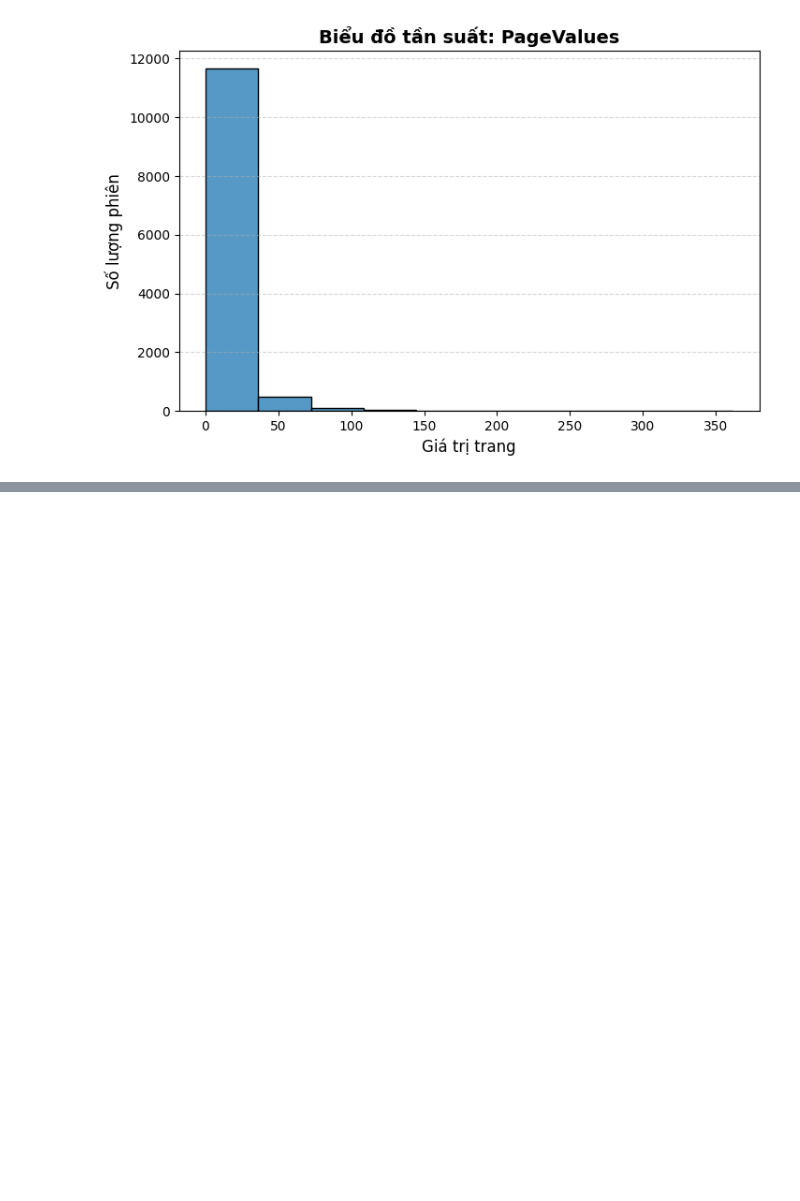
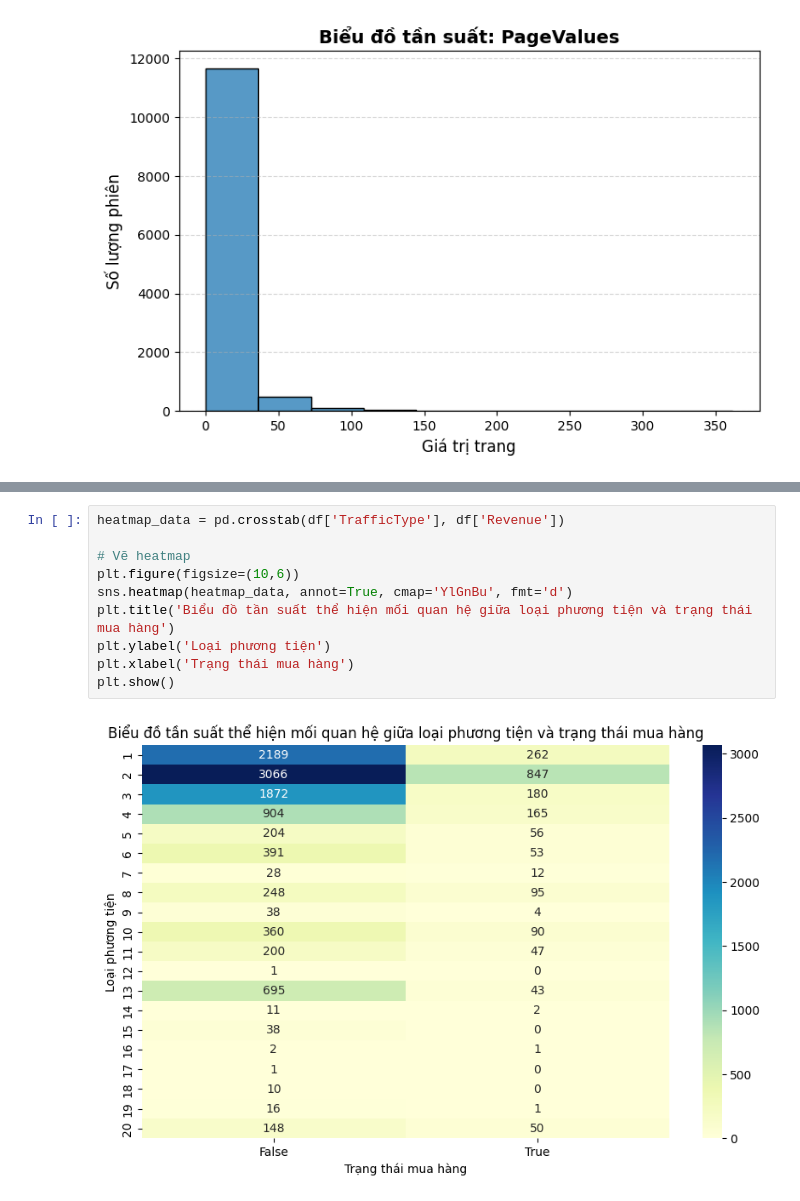
Before and after one commit to TranHoangVu25/Descriptive-analysis-and-prediction-of-customers-online-shopping-intentions, a Jupyter notebook: description analysis.ipynb, the cells around one changed output, grey strips where cells are left out. Saved outputs shown, nothing was run; the diff lists cells and outputs as text; blank space fills up the shorter version.

```diff
--- a/description analysis.ipynb
+++ b/description analysis.ipynb
@@ -246,0 +282,12 @@ plt.show()
+# %%
+heatmap_data = pd.crosstab(df['TrafficType'], df['Revenue'])
+
+# Vẽ heatmap
+plt.figure(figsize=(10,6))
+sns.heatmap(heatmap_data, annot=True, cmap='YlGnBu', fmt='d')
+plt.title('Biểu đồ tần suất thể hiện mối quan hệ giữa loại phương tiện và trạng thái mua hàng')
+plt.ylabel('Loại phương tiện')
+plt.xlabel('Trạng thái mua hàng')
+plt.show()
+# %% [output]
+[figure, added]
```
Also changed, not shown: parts of 4 cells of this notebook.
